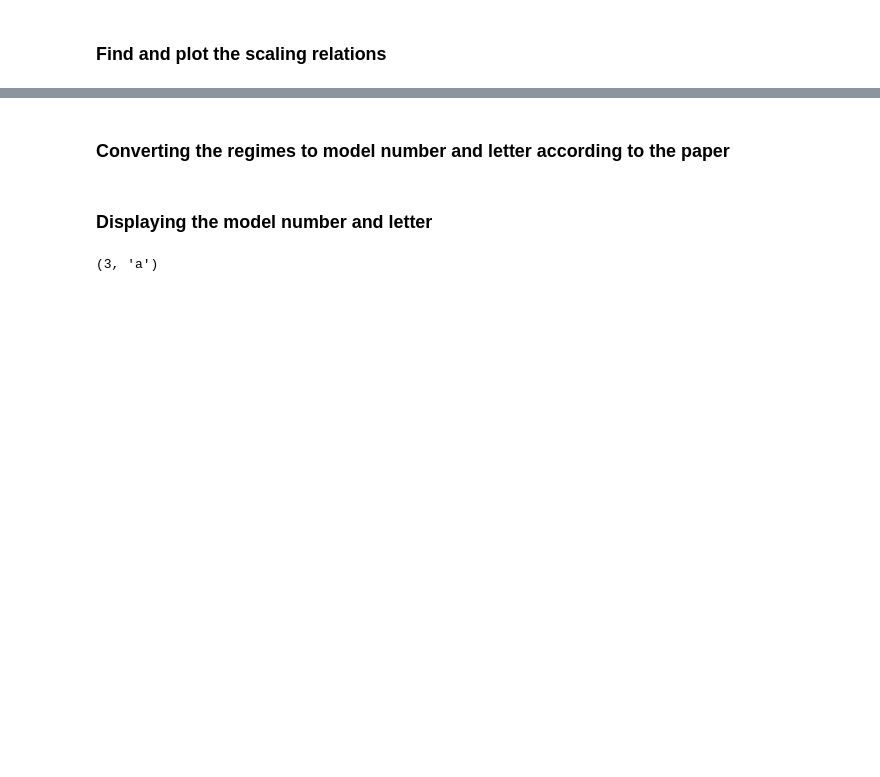
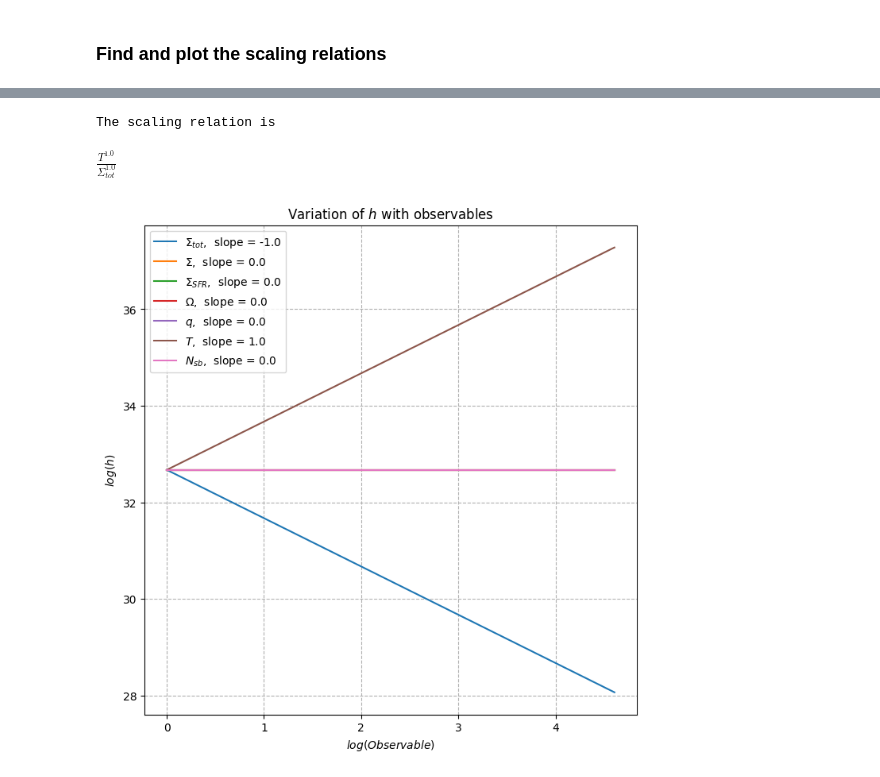
Before and after one commit to Rnazx/Scaling-Relations, a Jupyter notebook: example.ipynb, the cells around one changed output, grey strips where cells are left out. Drawn from its saved outputs; the diff is of its cells as text; code cells hidden in the pictures; blank space fills up the shorter version.

```diff
--- a/example.ipynb
+++ b/example.ipynb
@@ -110,0 +110,3 @@ quantities = model_gen_regime(hreg, lreg, ureg, taureg, alphareg='regime 1')
+# %%
+from model_generator import model_gen_regime
+quantities = model_gen_regime(hreg, lreg, ureg, taureg, alphareg)
@@ -113,7 +119,7 @@ def myfunc(quantity):
     return quantity
 
 quantity_string = ['h', 'l', 'u', 'tau',
-                   'biso', 'bani', 'Bbar', 'tanpB', 'tanpb']
+                   'biso', 'bani', 'Bbar', 'tanpB']
 quan_interact = interactive(myfunc, quantity=quantity_string)
 quan_interact
 # %% [output]
@@ -125,0 +151,11 @@ $\displaystyle 5.6418393595424 \cdot 10^{32} \pi^{\frac{2}{9}} \sqrt[3]{\frac{C_
+# %%
+# values subsituted for the observables. They are set to typical values observed in a galaxy
+variables = [(sigmatot, 0.1), (sigma, 0.01), (sigmasfr, 1e-19),
+                 (omega, 1e-15), (q, 1), (T, 1e+4), (Nsb, 1)]
+# the final substituents are the physical constants and the observables
+final = const + variables
+final_quan_val = final_quantity.subs(final)
+#store the quantity chosen
+quantity_chosen = quantity_string[idx]
+#printing the quantity in cgs units
+print(f'The quantity {quantity_chosen} for the above given values is {float(final_quan_val)} in cgs units')
@@ -172,2 +165,0 @@ $\displaystyle \frac{N_{sb}^{0.11} \Sigma_{SFR}^{0.33}}{\Sigma_{tot}^{0.11} \Sig
-# %% [markdown]
-### Converting the regimes to model number and letter according to the paper
@@ -212,6 +166,42 @@ except NameError:
-# %% [markdown]
-### Displaying the model number and letter
-# %%
-model_no, let
-# %% [output]
-(3, 'a')
+# %%
+# observable to be varied
+# You can tweak this list to include any observable you want
+observables = [sigmatot, sigma, sigmasfr,
+                omega, q, T, Nsb]
+#range of the observable to be varied while plotting
+range_obs = np.linspace(1, 100, 100)
+# plotting the scaling relations
+plt.figure(figsize=(8, 8))
+relation = 1
+#for each observable plot the scaling realtion
+for obs in observables:
+    #We substitute 1 for each observable
+    observable_subs = [(o, 1) for o in observables]
+    #remove the observables we are interested in from the above list
+    observable_subs.remove((obs, 1))
+    values_substituted = const + observable_subs
+    #substitute the rest of the quantities in the full expression along with the physical constants
+    quan_obs_dependence = final_quantity.subs(values_substituted)
+    #vary obs for the particular observable in the loop which is plotted later on
+    quan_varied_obs = np.array(np.float64([quan_obs_dependence.evalf(subs={obs: obs_val}) for obs_val in range_obs]))
+    # if the quantity is tanpB then we need to get rid of the minus sign before plotting
+    if idx == 7:
+        quan_varied_obs = np.abs(quan_varied_obs)
+    # exponent of the observable rounded off to three decimal places
+    power_obs = np.round(np.float64((diff(log(quan_obs_dependence), obs)*obs).subs(obs, 1)), 3)
+    # Used for printing the scaling realtion
+    relation *= np.power(obs, power_obs)
+    plt.plot(np.log(range_obs), np.log(quan_varied_obs), label='$' +
+             str(latex(obs))+'$,  slope = '+str(power_obs))
+plt.title('Variation of $'+quantity_chosen+'$ with observables')
+plt.xlabel('$log(Observable)$')
+plt.ylabel('$log('+quantity_chosen+')$')
+plt.grid(True, which="both", ls="--")
+plt.legend()
+
+print('The scaling relation is ')
+relation
+# %% [output]
+The scaling relation is
+$\displaystyle \frac{T^{1.0}}{\Sigma_{tot}^{1.0}}$
+[figure, added]
```
Also changed, not shown: parts of 22 cells of this notebook, 3 other files.
